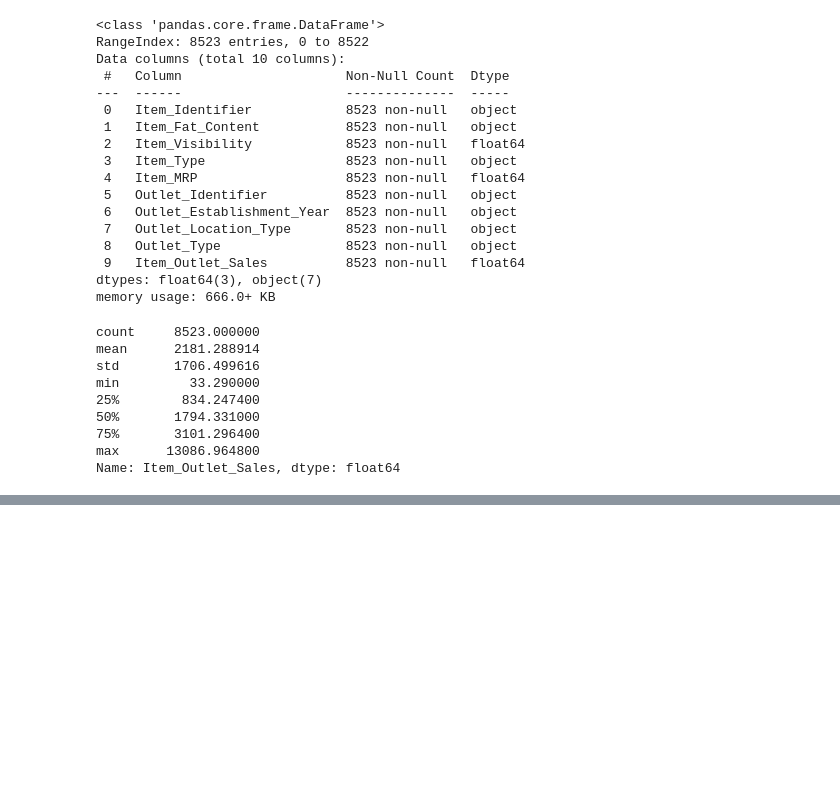
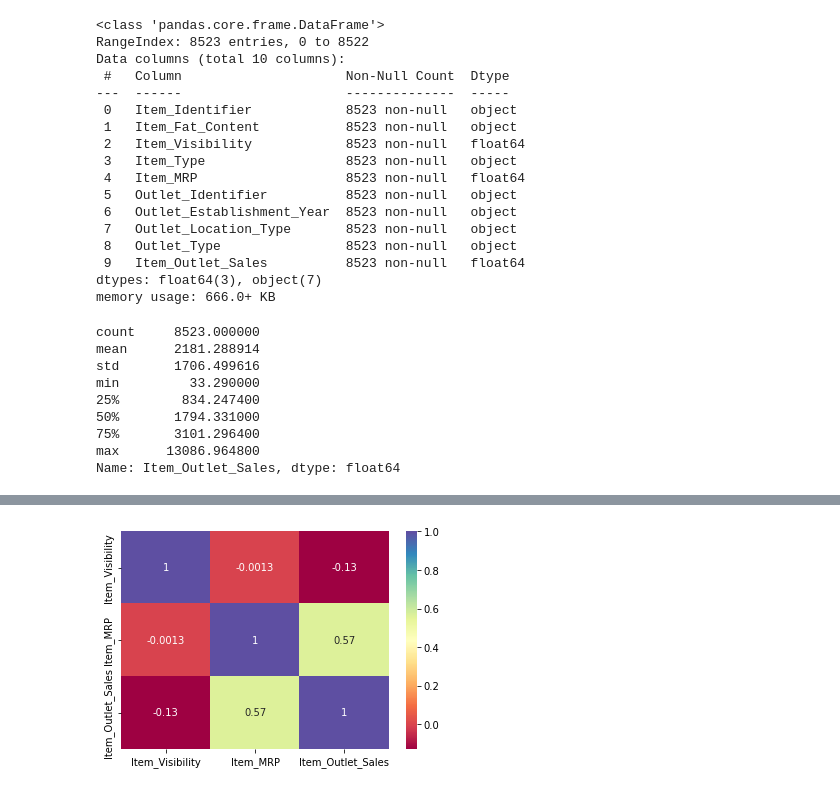
Before and after one commit to arechigajd/food_sales_predictions, a Jupyter notebook: foodsoldstores.ipynb, the cells around one changed output, grey strips where cells are left out. Saved outputs shown, nothing was run; the diff lists cells and outputs as text; code cells hidden in the pictures; blank space fills up the shorter version.

```diff
--- a/foodsoldstores.ipynb
+++ b/foodsoldstores.ipynb
@@ -399,0 +413,7 @@ future_sales_df.head()
+# %%
+fscorr = future_sales_df.corr()
+# %%
+sns.heatmap(fscorr, cmap = 'Spectral', annot = True);
+# there is moderate (positive) correlation between Item_MRP and Item_Outlet_Sales. There is essentially no correlation between Item_Visibility and Item_MRP. There is extremely low negative correlation between Item_Visibility and Item_Outlet_Sales.
+# %% [output]
+[figure, added]
```
Also changed, not shown: parts of 5 cells of this notebook.
